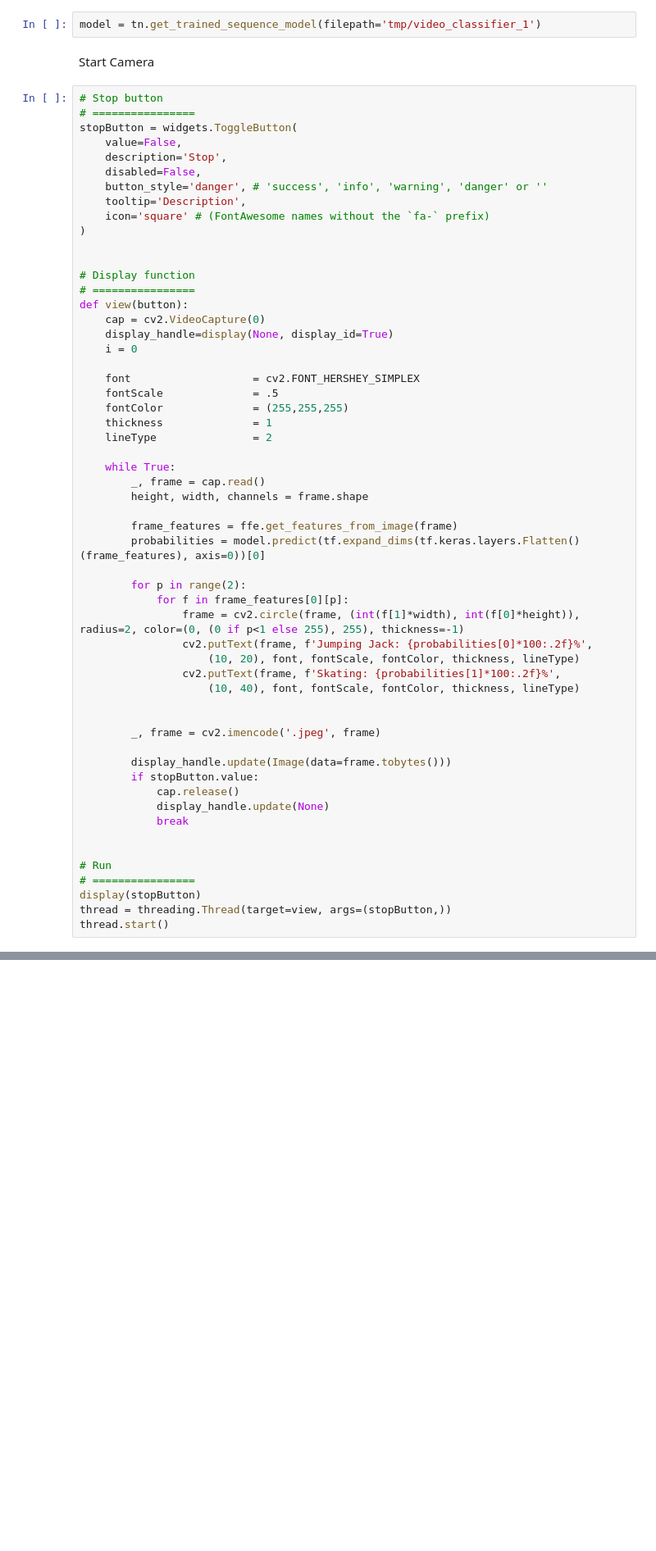
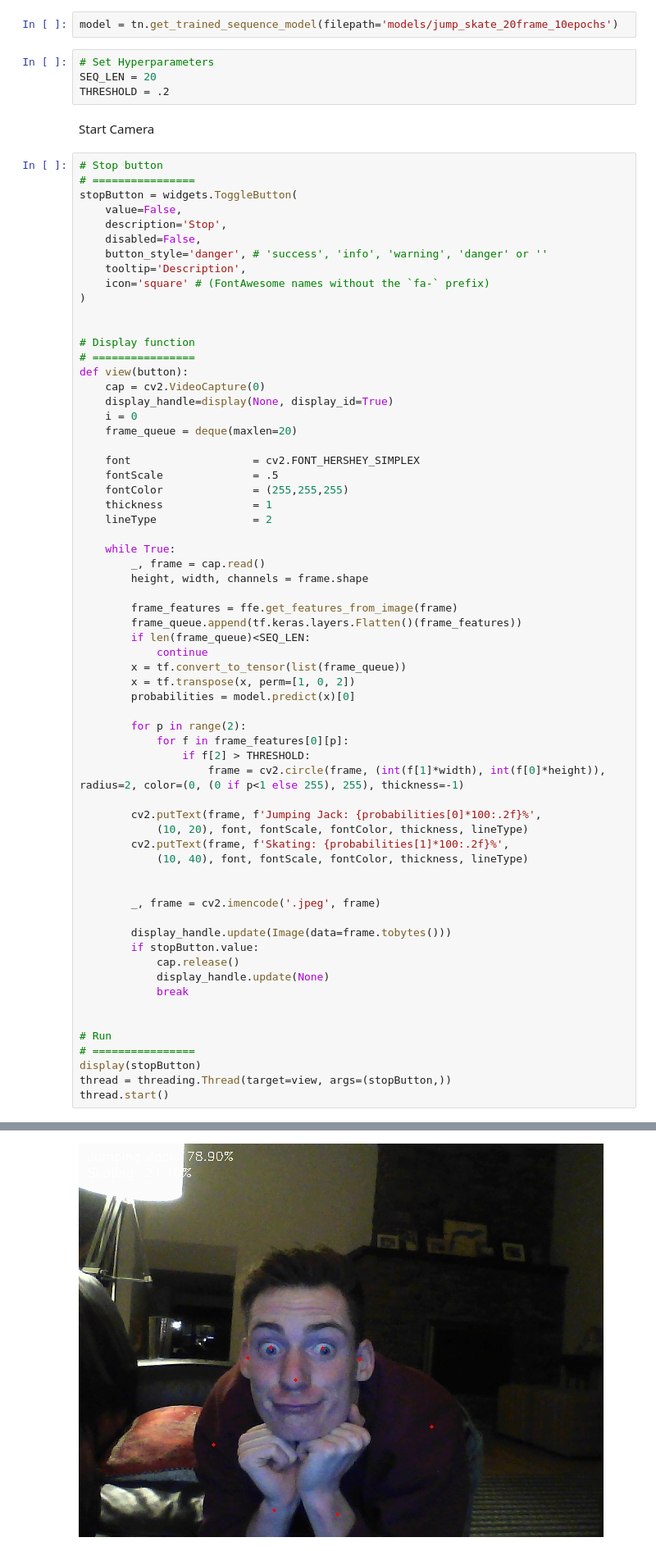
Before and after one commit to FTQuin/BehaviouralMLProject, a Jupyter notebook: TFlite-NN/live_demo.ipynb, the cells around one changed output, grey strips where cells are left out. Shown at 82% size. Saved outputs shown, nothing was run; the diff lists cells and outputs as text; blank space fills up the shorter version.

Commit message:
live_demo.ipynb now works with sequences longer than 1

```diff
--- a/TFlite-NN/live_demo.ipynb
+++ b/TFlite-NN/live_demo.ipynb
@@ -23,7 +18,11 @@ loaded
 # %% [markdown]
 Get Model
 # %%
-model = tn.get_trained_sequence_model(filepath='tmp/video_classifier_1')
+model = tn.get_trained_sequence_model(filepath='models/jump_skate_20frame_10epochs')
+# %%
+# Set Hyperparameters
+SEQ_LEN = 20
+THRESHOLD = .2
 # %% [markdown]
 Start Camera
 # %%
@@ -45,6 +44,7 @@ def view(button):
     cap = cv2.VideoCapture(0)
     display_handle=display(None, display_id=True)
     i = 0
+    frame_queue = deque(maxlen=20)
 
     font                   = cv2.FONT_HERSHEY_SIMPLEX
     fontScale              = .5
@@ -57,15 +57,22 @@ def view(button):
         height, width, channels = frame.shape
 
         frame_features = ffe.get_features_from_image(frame)
-        probabilities = model.predict(tf.expand_dims(tf.keras.layers.Flatten()(frame_features), axis=0))[0]
+        frame_queue.append(tf.keras.layers.Flatten()(frame_features))
+        if len(frame_queue)<SEQ_LEN:
+            continue
+        x = tf.convert_to_tensor(list(frame_queue))
+        x = tf.transpose(x, perm=[1, 0, 2])
+        probabilities = model.predict(x)[0]
 
         for p in range(2):
             for f in frame_features[0][p]:
-                frame = cv2.circle(frame, (int(f[1]*width), int(f[0]*height)), radius=2, color=(0, (0 if p<1 else 255), 255), thickness=-1)
-                cv2.putText(frame, f'Jumping Jack: {probabilities[0]*100:.2f}%',
-                    (10, 20), font, fontScale, fontColor, thickness, lineType)
-                cv2.putText(frame, f'Skating: {probabilities[1]*100:.2f}%',
-                    (10, 40), font, fontScale, fontColor, thickness, lineType)
+                if f[2] > THRESHOLD:
+                    frame = cv2.circle(frame, (int(f[1]*width), int(f[0]*height)), radius=2, color=(0, (0 if p<1 else 255), 255), thickness=-1)
+
+        cv2.putText(frame, f'Jumping Jack: {probabilities[0]*100:.2f}%',
+            (10, 20), font, fontScale, fontColor, thickness, lineType)
+        cv2.putText(frame, f'Skating: {probabilities[1]*100:.2f}%',
+            (10, 40), font, fontScale, fontColor, thickness, lineType)
 
 
         _, frame = cv2.imencode('.jpeg', frame)
@@ -87,0 +94 @@ None
+[figure, added]
```
Also changed, not shown: parts of 2 cells of this notebook, 2 other files.
